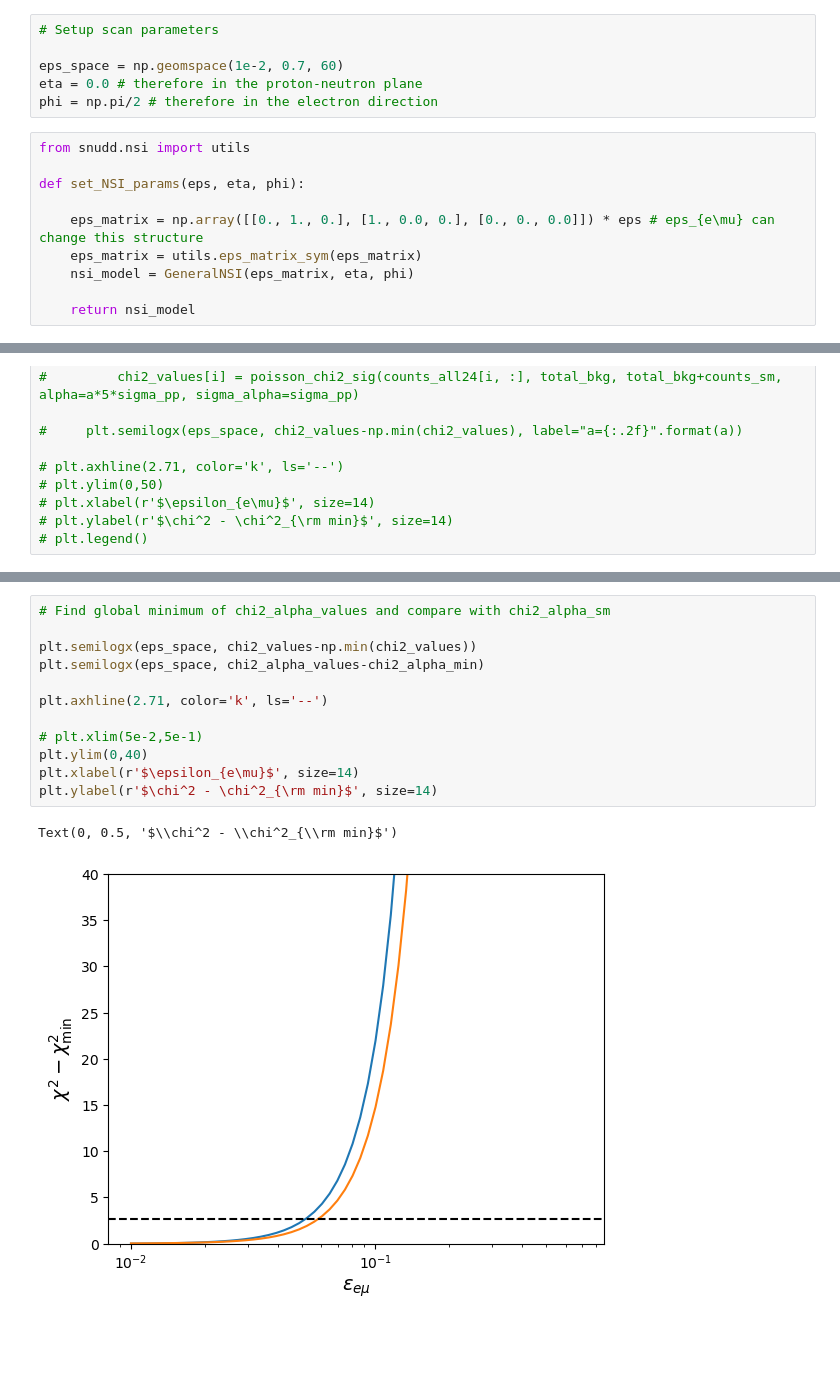
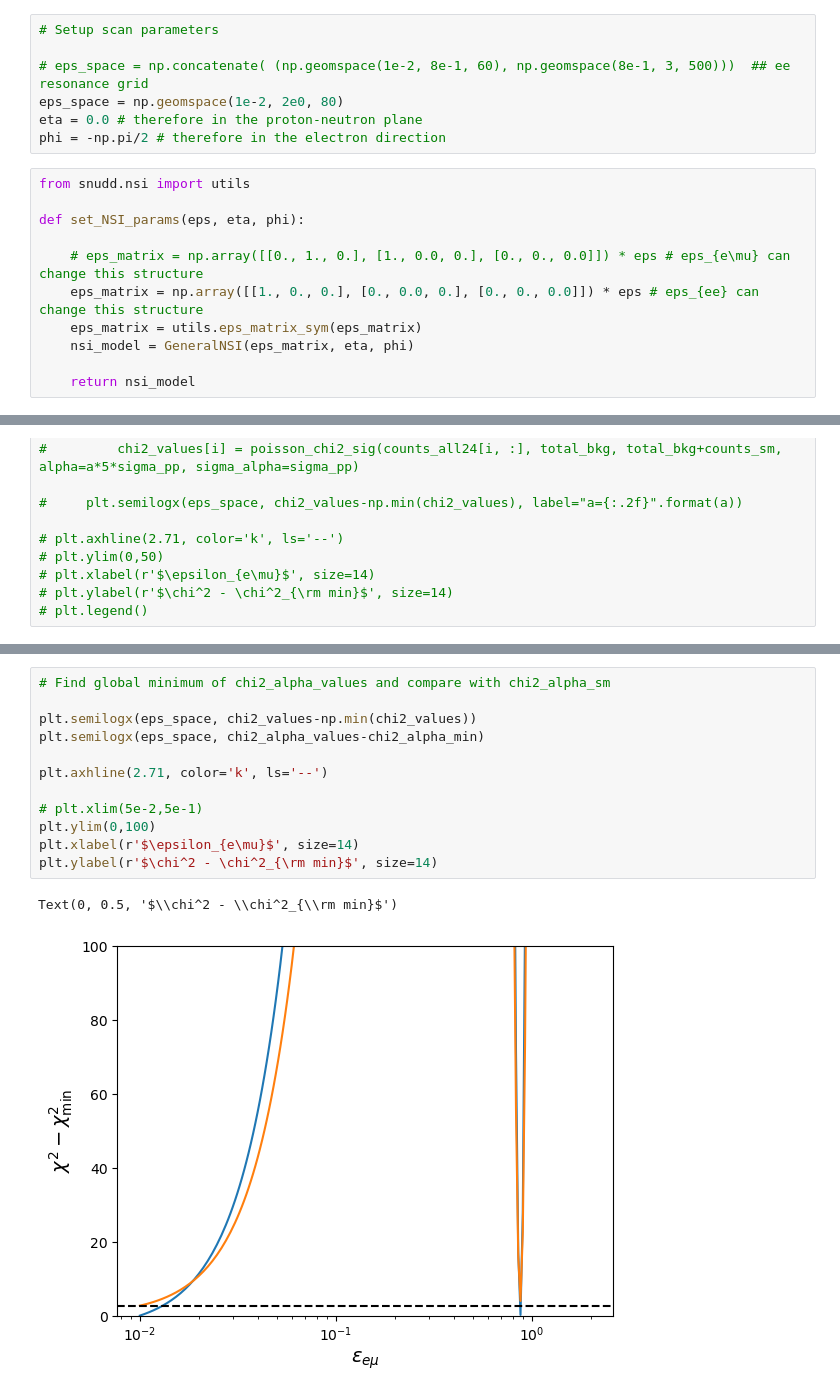
Before and after one commit to SNuDD/SNuDD, a Jupyter notebook: notebooks/XLZD_ER.ipynb, the cells around one changed output, grey strips where cells are left out. Cells and saved outputs as stored; diff of their text form; blank space fills up the shorter version.

```diff
--- a/notebooks/XLZD_ER.ipynb
+++ b/notebooks/XLZD_ER.ipynb
@@ -260,15 +265,17 @@ def derivative_poisson_chi2_sig(N_nu: np.ndarray, N_bkg: np.ndarray, N_data: np.
 # %%
 # Setup scan parameters
 
-eps_space = np.geomspace(1e-2, 0.7, 60)
+# eps_space = np.concatenate( (np.geomspace(1e-2, 8e-1, 60), np.geomspace(8e-1, 3, 500)))  ## ee resonance grid
+eps_space = np.geomspace(1e-2, 2e0, 80)
 eta = 0.0 # therefore in the proton-neutron plane
-phi = np.pi/2 # therefore in the electron direction
+phi = -np.pi/2 # therefore in the electron direction
 # %%
 from snudd.nsi import utils
 
 def set_NSI_params(eps, eta, phi):
 
-    eps_matrix = np.array([[0., 1., 0.], [1., 0.0, 0.], [0., 0., 0.0]]) * eps # eps_{e\mu} can change this structure
+    # eps_matrix = np.array([[0., 1., 0.], [1., 0.0, 0.], [0., 0., 0.0]]) * eps # eps_{e\mu} can change this structure
+    eps_matrix = np.array([[1., 0., 0.], [0., 0.0, 0.], [0., 0., 0.0]]) * eps # eps_{ee} can change this structure
     eps_matrix = utils.eps_matrix_sym(eps_matrix)
     nsi_model = GeneralNSI(eps_matrix, eta, phi)
 
@@ -372,15 +381,15 @@ print(chi2_alpha_min)
 # %%
 # Find global minimum of chi2_alpha_values and compare with chi2_alpha_sm
 
 plt.semilogx(eps_space, chi2_values-np.min(chi2_values))
 plt.semilogx(eps_space, chi2_alpha_values-chi2_alpha_min)
 
 plt.axhline(2.71, color='k', ls='--')
 
 # plt.xlim(5e-2,5e-1)
-plt.ylim(0,40)
+plt.ylim(0,100)
 plt.xlabel(r'$\epsilon_{e\mu}$', size=14)
 plt.ylabel(r'$\chi^2 - \chi^2_{\rm min}$', size=14)
 # %% [output]
 Text(0, 0.5, '$\\chi^2 - \\chi^2_{\\rm min}$')
-[figure, old version]
+[figure, new version]
```
Also changed, not shown: parts of 11 cells of this notebook, 1 other file.
